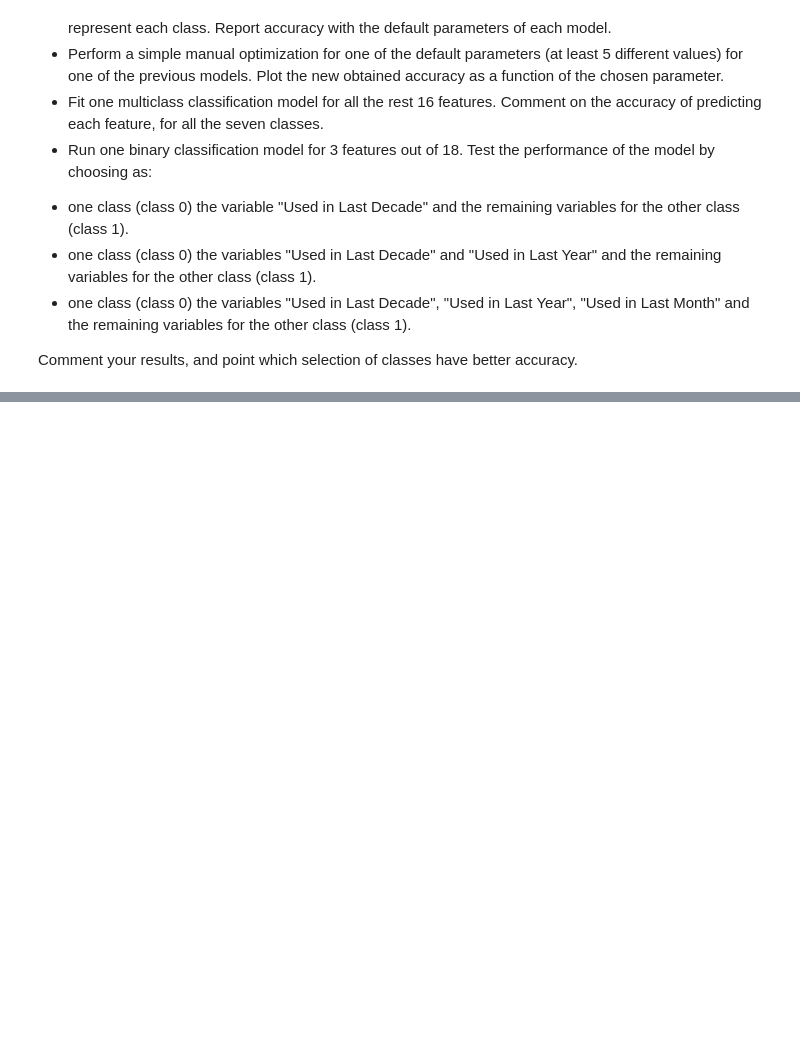
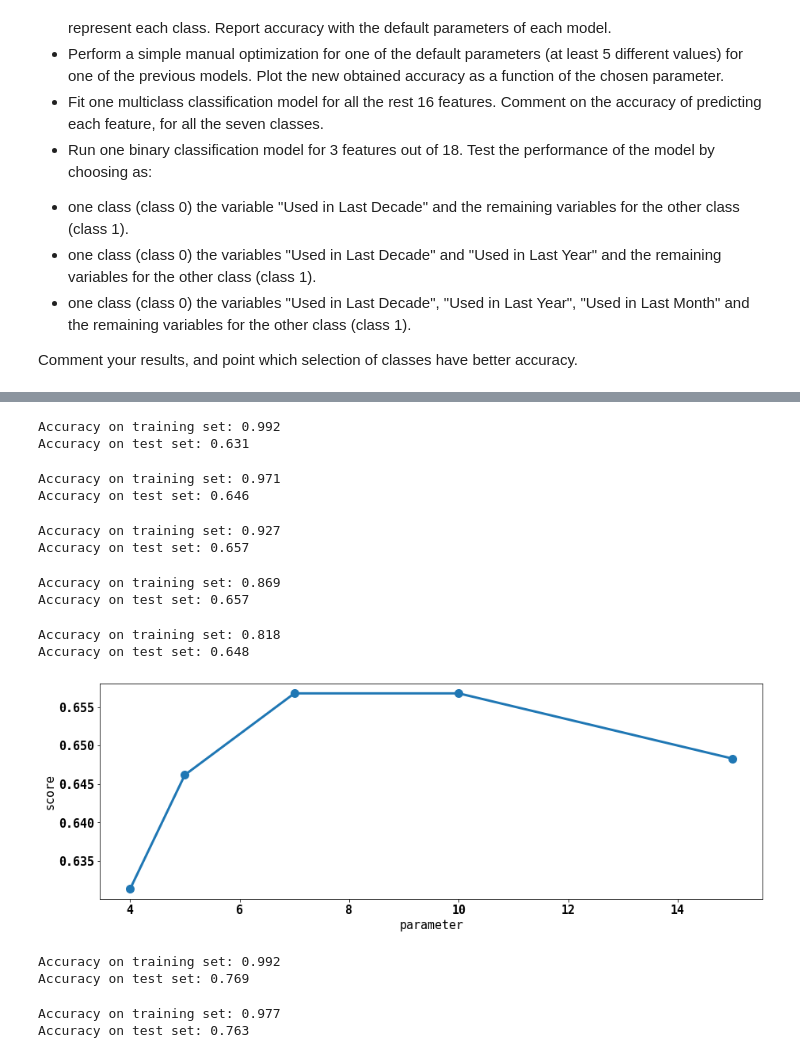
Before and after one commit to alintu/Assignments, a Jupyter notebook: Assignment_1.ipynb, the cells around one changed output, grey strips where cells are left out. Cells and saved outputs as stored; diff of their text form; code cells hidden in the pictures; blank space fills up the shorter version.

```diff
--- a/Assignment_1.ipynb
+++ b/Assignment_1.ipynb
@@ -530,0 +658,76 @@ Database contains 18 classification problems. Each of independent label variable
+# %%
+#target is Alcohol
+
+X_train, X_test, y_train, y_test = train_test_split(X,y_alc, random_state=42)
+forest4 = RandomForestClassifier(min_samples_split=4)
+forest4.fit(X_train, y_train)
+print("Accuracy on training set: {:.3f}".format(forest4.score(X_train, y_train)))
+print("Accuracy on test set: {:.3f}".format(forest4.score(X_test, y_test)))
+# %% [output]
+Accuracy on training set: 0.992
+Accuracy on test set: 0.631
+# %%
+forest5 = RandomForestClassifier(min_samples_split=5)
+forest5.fit(X_train, y_train)
+print("Accuracy on training set: {:.3f}".format(forest5.score(X_train, y_train)))
+print("Accuracy on test set: {:.3f}".format(forest5.score(X_test, y_test)))
+# %% [output]
+Accuracy on training set: 0.971
+Accuracy on test set: 0.646
+# %%
+forest7 = RandomForestClassifier(min_samples_split=7)
+forest7.fit(X_train, y_train)
+print("Accuracy on training set: {:.3f}".format(forest7.score(X_train, y_train)))
+print("Accuracy on test set: {:.3f}".format(forest7.score(X_test, y_test)))
+# %% [output]
+Accuracy on training set: 0.927
+Accuracy on test set: 0.657
+# %%
+forest10 = RandomForestClassifier(min_samples_split=10)
+forest10.fit(X_train, y_train)
+print("Accuracy on training set: {:.3f}".format(forest10.score(X_train, y_train)))
+print("Accuracy on test set: {:.3f}".format(forest10.score(X_test, y_test)))
+# %% [output]
+Accuracy on training set: 0.869
+Accuracy on test set: 0.657
+# %%
+forest15 = RandomForestClassifier(min_samples_split=15)
+forest15.fit(X_train, y_train)
+print("Accuracy on training set: {:.3f}".format(forest15.score(X_train, y_train)))
+print("Accuracy on test set: {:.3f}".format(forest15.score(X_test, y_test)))
+# %% [output]
+Accuracy on training set: 0.818
+Accuracy on test set: 0.648
+# %%
+parameter = np.array([4, 5, 7, 10, 15])
+score = np.array([forest4.score(X_test, y_test),
+                  forest5.score(X_test, y_test),
+                  forest7.score(X_test, y_test),
+                  forest10.score(X_test, y_test),
+                  forest15.score(X_test, y_test)])
+plt.xlabel("parameter")
+plt.ylabel("score")
+plt.plot(parameter, score, linestyle = '-', marker = 'o')
+plt.show()
+# %% [output]
+[figure, added]
+# %%
+#target is Amphet
+
+X_train, X_test, y_train, y_test = train_test_split(X,y_amp, random_state=42)
+forest4 = RandomForestClassifier(min_samples_split=4)
+forest4.fit(X_train, y_train)
+print("Accuracy on training set: {:.3f}".format(forest4.score(X_train, y_train)))
+print("Accuracy on test set: {:.3f}".format(forest4.score(X_test, y_test)))
+# %% [output]
+Accuracy on training set: 0.992
+Accuracy on test set: 0.769
+# %%
+X_train, X_test, y_train, y_test = train_test_split(X,y_amp, random_state=42)
+forest5 = RandomForestClassifier(min_samples_split=5)
+forest5.fit(X_train, y_train)
+print("Accuracy on training set: {:.3f}".format(forest5.score(X_train, y_train)))
+print("Accuracy on test set: {:.3f}".format(forest5.score(X_test, y_test)))
+# %% [output]
+Accuracy on training set: 0.977
+Accuracy on test set: 0.763
```
Also changed, not shown: parts of 22 cells of this notebook.
